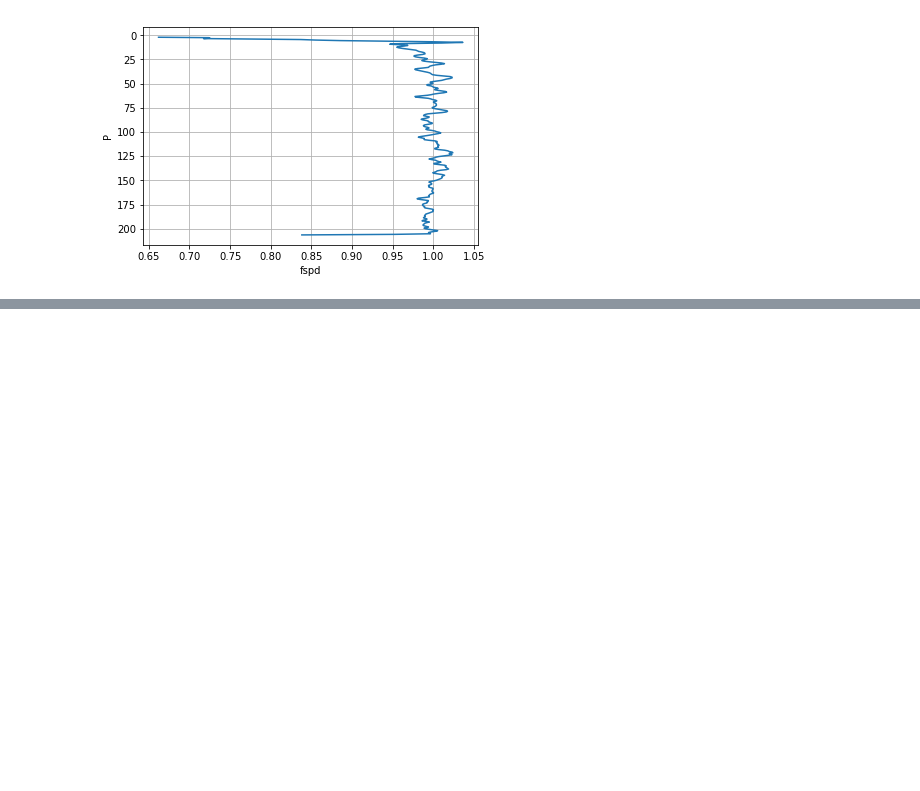
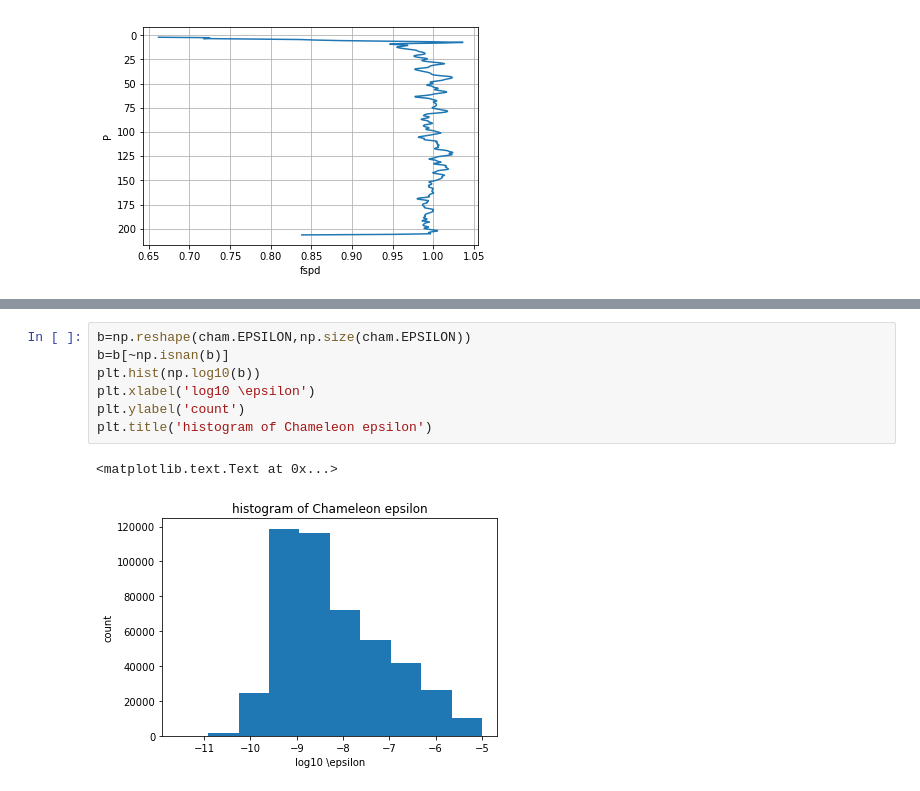
Before and after one commit to OceanMixingGroup/Analysis, a Jupyter notebook: Andy_Pickering/Working with eq14 data in python.ipynb, the cells around one changed output, grey strips where cells are left out. Drawn from its saved outputs; the diff is of its cells as text; blank space fills up the shorter version.

```diff
--- a/Andy_Pickering/Working with eq14 data in python.ipynb
+++ b/Andy_Pickering/Working with eq14 data in python.ipynb
@@ -60,0 +105,10 @@ plt.grid()
+# %%
+b=np.reshape(cham.EPSILON,np.size(cham.EPSILON))
+b=b[~np.isnan(b)]
+plt.hist(np.log10(b))
+plt.xlabel('log10 \epsilon')
+plt.ylabel('count')
+plt.title('histogram of Chameleon epsilon')
+# %% [output]
+<matplotlib.text.Text at 0x...>
+[figure, added]
```
Also changed, not shown: parts of 9 cells of this notebook, 7 other files.
